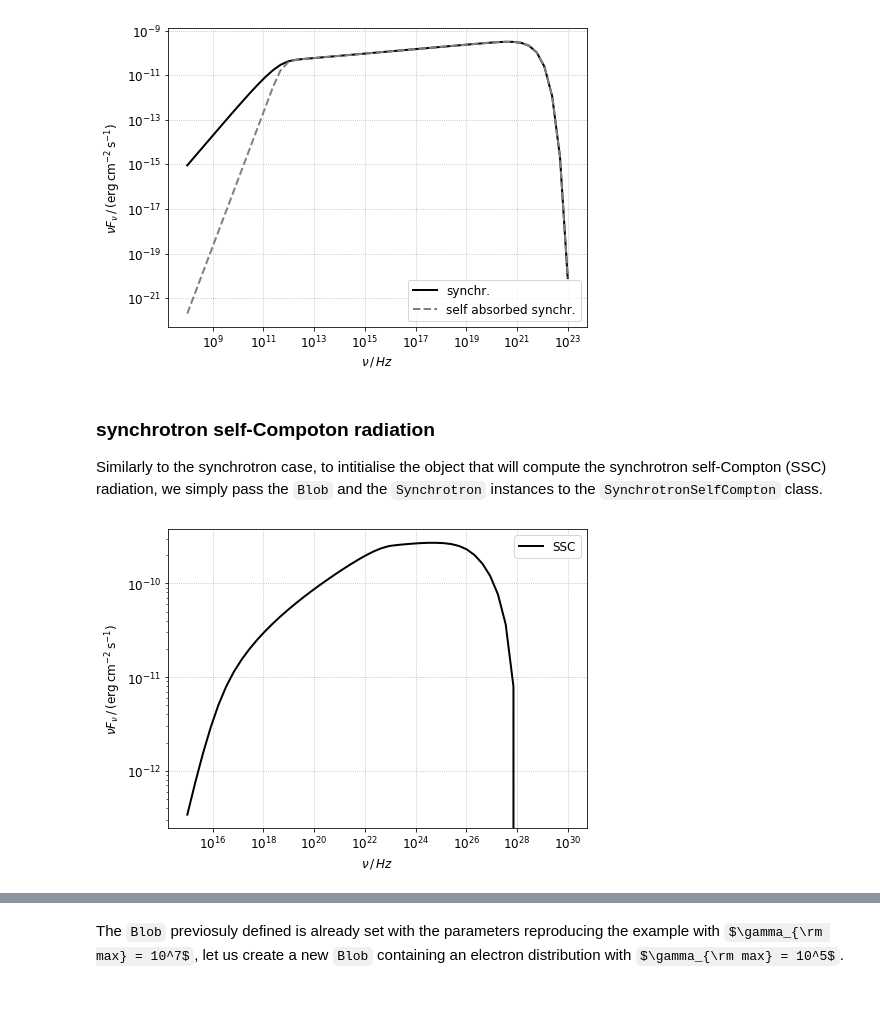
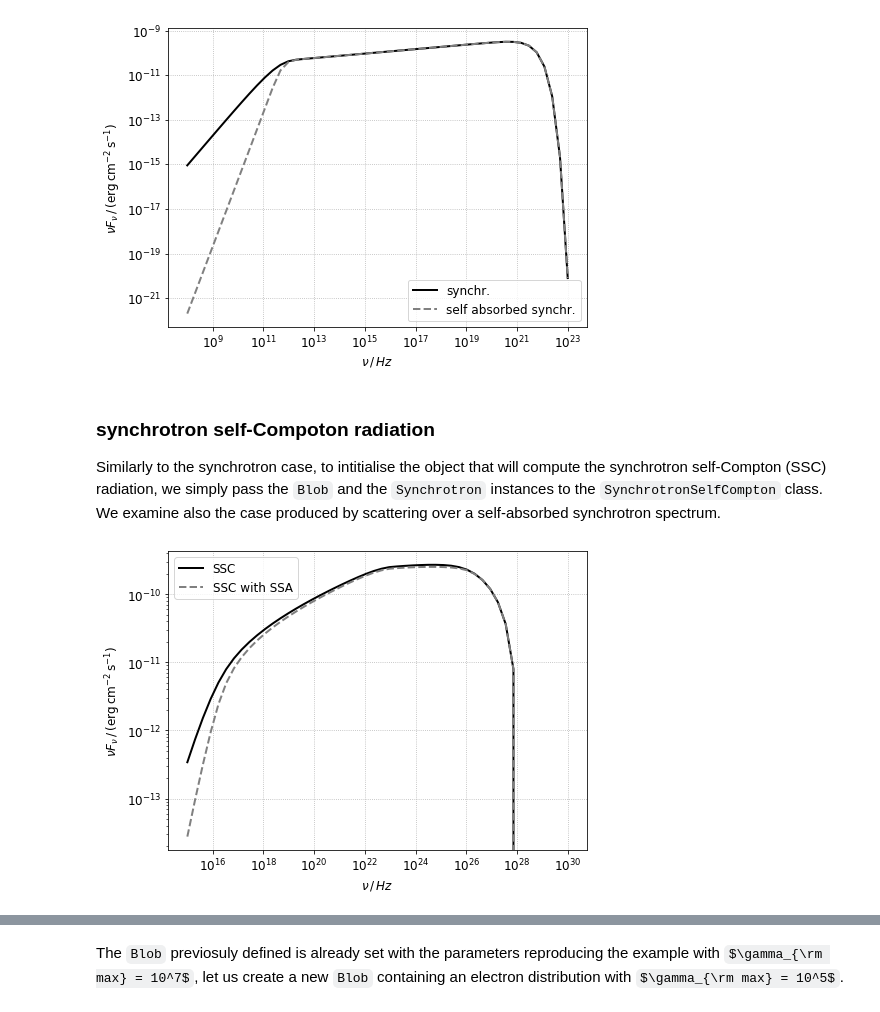
Before and after one commit to cosimoNigro/agnpy, a Jupyter notebook: tutorials/synchrotron_self_compton.ipynb, the cells around one changed output, grey strips where cells are left out. Drawn from its saved outputs; the diff is of its cells as text; code cells hidden in the pictures; some formulas as TeX source.

```diff
--- a/tutorials/synchrotron_self_compton.ipynb
+++ b/tutorials/synchrotron_self_compton.ipynb
@@ -83,6 +83,7 @@ jet power in magnetic field: 7.46e+43 erg / s
 To intitialise the object that will compute the synchrotron radiation, we simply pass the `Blob` instance to the `Synchrotron` class. The synchrotron self absorption can be considered when computing the SED.
 # %%
 synch = Synchrotron(blob)
+synch_ssa = Synchrotron(blob, ssa=True)
 # %%
 # let us define now a grid of frequencies over which to calculate the synchrotron SED
 nu_syn = np.logspace(8, 23) * u.Hz
@@ -101,3 +102,4 @@ plt.show()
 # %% [markdown]
 ### synchrotron self-Compoton radiation
 Similarly to the synchrotron case, to intitialise the object that will compute the synchrotron self-Compton (SSC) radiation, we simply pass the `Blob` and the `Synchrotron` instances to the `SynchrotronSelfCompton` class.
+We examine also the case produced by scattering over a self-absorbed synchrotron spectrum.
@@ -106,14 +106,21 @@ ssc = SynchrotronSelfCompton(blob, synch)
+# %%
+# simple ssc
+ssc = SynchrotronSelfCompton(blob, synch)
+# ssc over a self-absorbed synchrotron spectrum
+ssc_ssa = SynchrotronSelfCompton(blob, synch_ssa)
 # %%
 nu_ssc = np.logspace(15, 30) * u.Hz
 sed_ssc = ssc.sed_flux(nu_ssc)
+sed_ssc_ssa = ssc_ssa.sed_flux(nu_ssc)
 # %%
 plt.loglog(nu_ssc, sed_ssc, lw=2, color="k", label="SSC")
+plt.loglog(nu_ssc, sed_ssc_ssa, lw=2, ls="--", color="gray", label="SSC with SSA")
 plt.xlabel(sed_x_label)
 plt.ylabel(sed_y_label)
 plt.legend()
 plt.show()
 # %% [output]
-[figure, old version]
+[figure, new version]
 # %% [markdown]
 ### reproduce Figure 7.4 of Dermer and Menon (2009)
 In order to provide a cross-check with the literature, we reproduce Figure 7.4 of Dermer and Menon (2009) - [see bibliography in the docs](https://agnpy.readthedocs.io/en/latest/bibliography.html). The figure, reported here, depicts two complete synchrotron and SSC SEDs, generated by the same emission regions distinguished only by the different maximum Lorentz factor of their electron distributions ($\gamma_{\rm max} = 10^5$ and $\gamma_{\rm max} = 10^7$).
```
Also changed, not shown: parts of 3 cells of this notebook, 9 other files.
